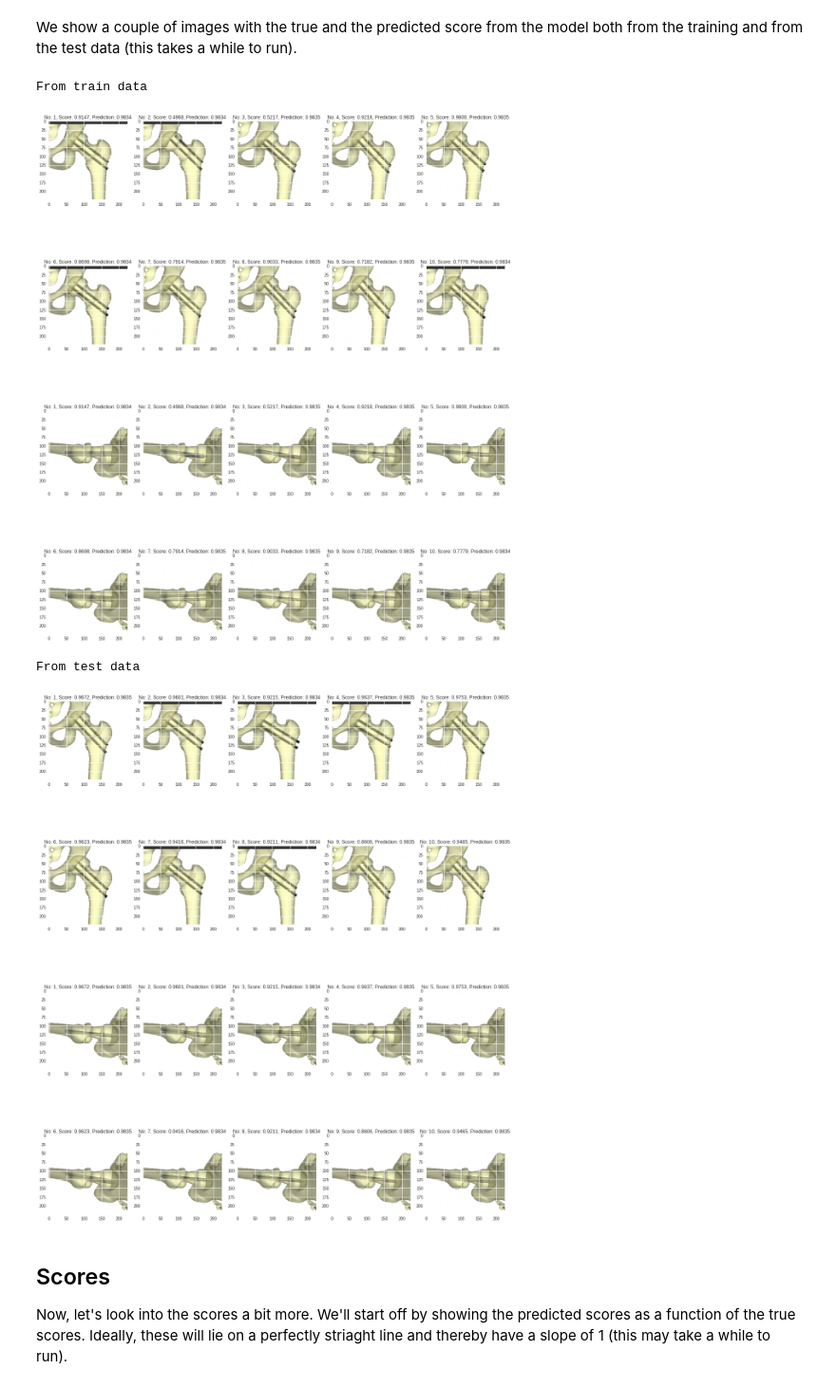
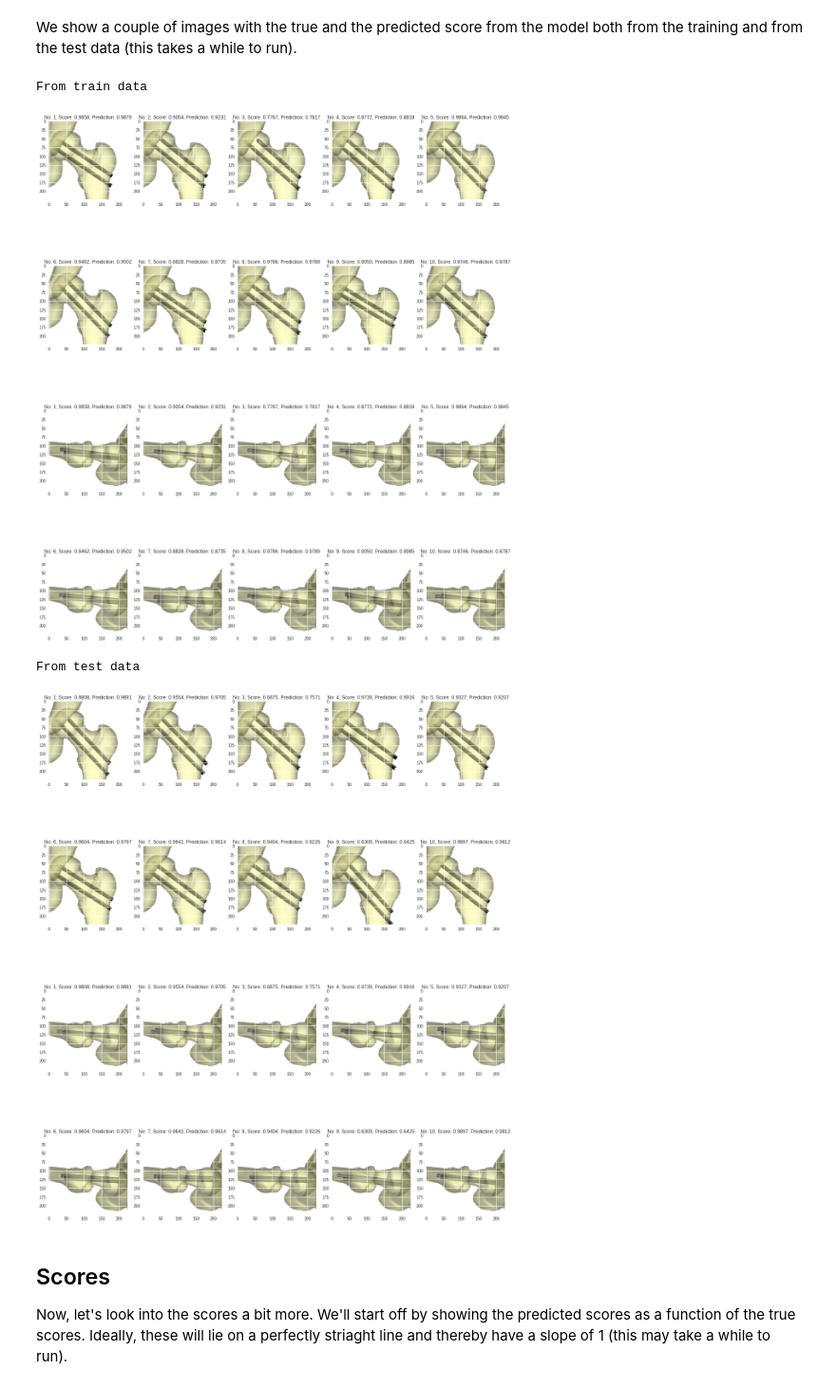
Before and after one commit to ditteblom/OrtKirProject, a Jupyter notebook: analysis.ipynb, the cells around one changed output. Shown: that part at 95% size. Saved outputs shown, nothing was run; the diff lists cells and outputs as text; code cells hidden in the pictures.

```diff
--- a/analysis.ipynb
+++ b/analysis.ipynb
@@ -20,13 +20,14 @@ Define model specifications.
 # %%
 repair_type = "001_hansson_pin_system"
 batch_size = 12
-id_ = 'baseline_22April18_1000_05'
+id_ = 'baseline_22April27_1708_45'
 # %% [markdown]
 Next up, we load the train and test data and the trained model.
 # %%
 idx = id_.find('_')
 model_type = id_[:idx]
 size = 224
+act_fun = 'relu'
 
 transform = transforms.Compose([transforms.ToTensor(),
                                     transforms.Resize((size,size)),
@@ -35,7 +36,7 @@ train_loader = get_loader(repair_type, split = 'train', batch_size=batch_size, t
 test_loader = get_loader(repair_type, split = 'test', batch_size=batch_size, transform = transform, num_workers=4)
 
 if model_type == 'baseline':
-    model = MVCNN_Baseline()
+    model = MVCNN_Baseline(act_fun)
 checkpoint=torch.load('model_checkpoint_mvcnn_' + id_ + '.pth', map_location='cpu')
 model.load_state_dict(checkpoint['state_dict'])
 model.to(device)
@@ -62,11 +63,8 @@ MVCNN_Baseline(
 # %% [markdown]
 We show a couple of images with the true and the predicted score from the model both from the training and from the test data (this takes a while to run).
 # %%
-images_train, scores = next(iter(train_loader))
-scores_train = scores #1-np.exp(scores)+eps # convert back from log scale
-preds = model(images_train)
-preds_train = 1-np.exp(preds.detach().numpy())+eps # convert back from log scale
-
+images_train, scores_train, assess_train = next(iter(train_loader))
+preds_train = model(images_train)
 num_images = 20
 
 print('From train data')
@@ -84,31 +82,29 @@ for i in range(int(num_images/2)):
     plt.title("No: {:d}, Score: {:.4f}, Prediction: {:.4f}".format((i+1),scores_train[i].item(),preds_train[i].item()))
 # %% [output]
 From train data
-[figure, old version]
+[figure, new version]
 # %%
-images_test, scores = next(iter(test_loader))
-scores_test = scores #1-np.exp(scores)+eps # convert back from log scale
-preds = model(images_test)
-preds_test = 1-np.exp(preds.detach().numpy())+eps # convert back from log scale
+images_test, scores_test, assess_test = next(iter(test_loader))
+preds_test = model(images_test)
 
 num_images = 20
 
 print('From test data')
 
 plt.figure(figsize=(20,25))
 
 for i in range(int(num_images/2)):
     plt.subplot(4,5,i+1)
     plt.imshow(images_test[i][:,0,:,:].permute(1, 2, 0), cmap = 'gray')
     plt.title("No: {:d}, Score: {:.4f}, Prediction: {:.4f}".format((i+1),scores_test[i].item(),preds_test[i].item()))
 
 for i in range(int(num_images/2)):
     plt.subplot(4,5,int(num_images/2) + i+1)
     plt.imshow(images_test[i][:,1,:,:].permute(1, 2, 0), cmap = 'gray')
     plt.title("No: {:d}, Score: {:.4f}, Prediction: {:.4f}".format((i+1),scores_test[i].item(),preds_test[i].item()))
 # %% [output]
 From test data
-[figure, old version]
+[figure, new version]
 # %% [markdown]
 ## Scores
 
```
Also changed, not shown: parts of 7 cells of this notebook, 6 other files.
